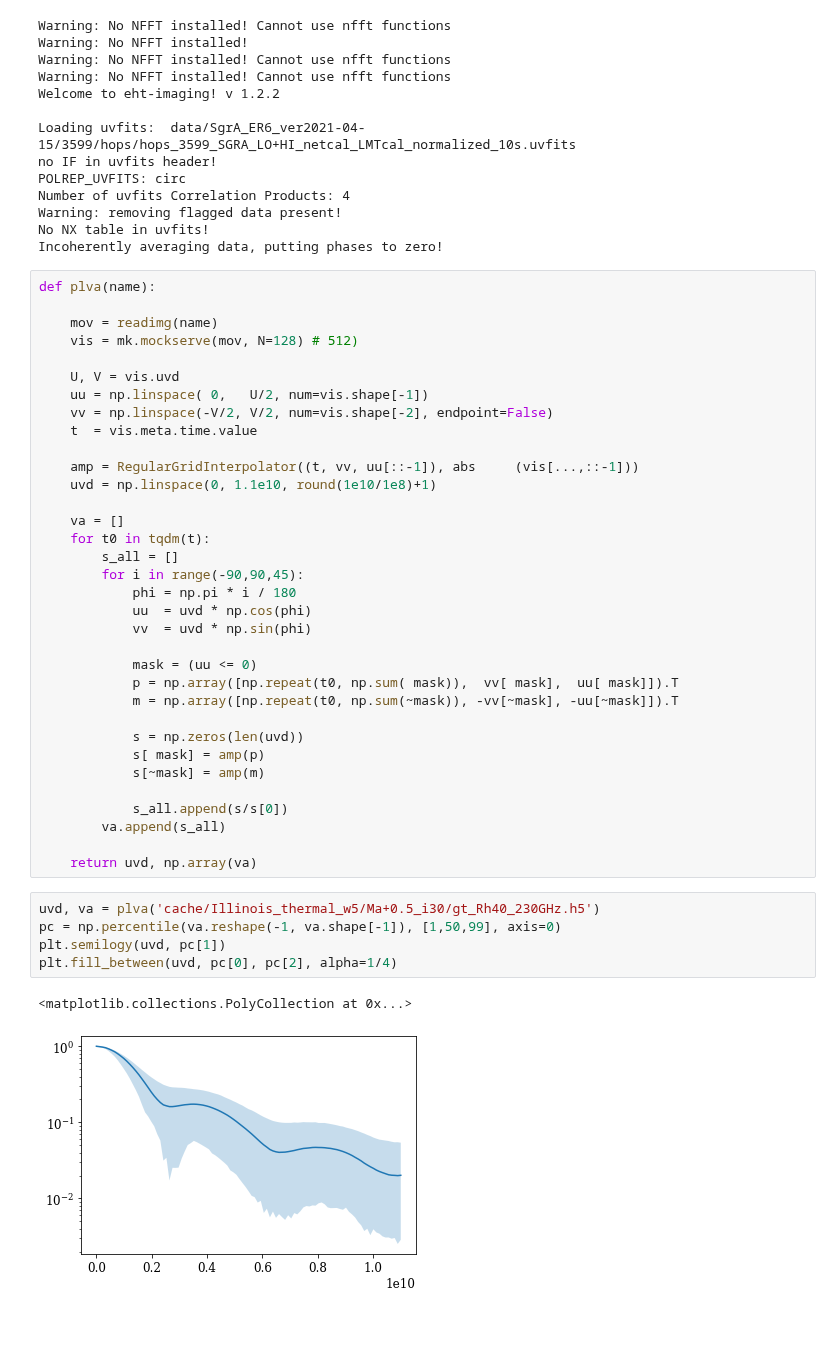
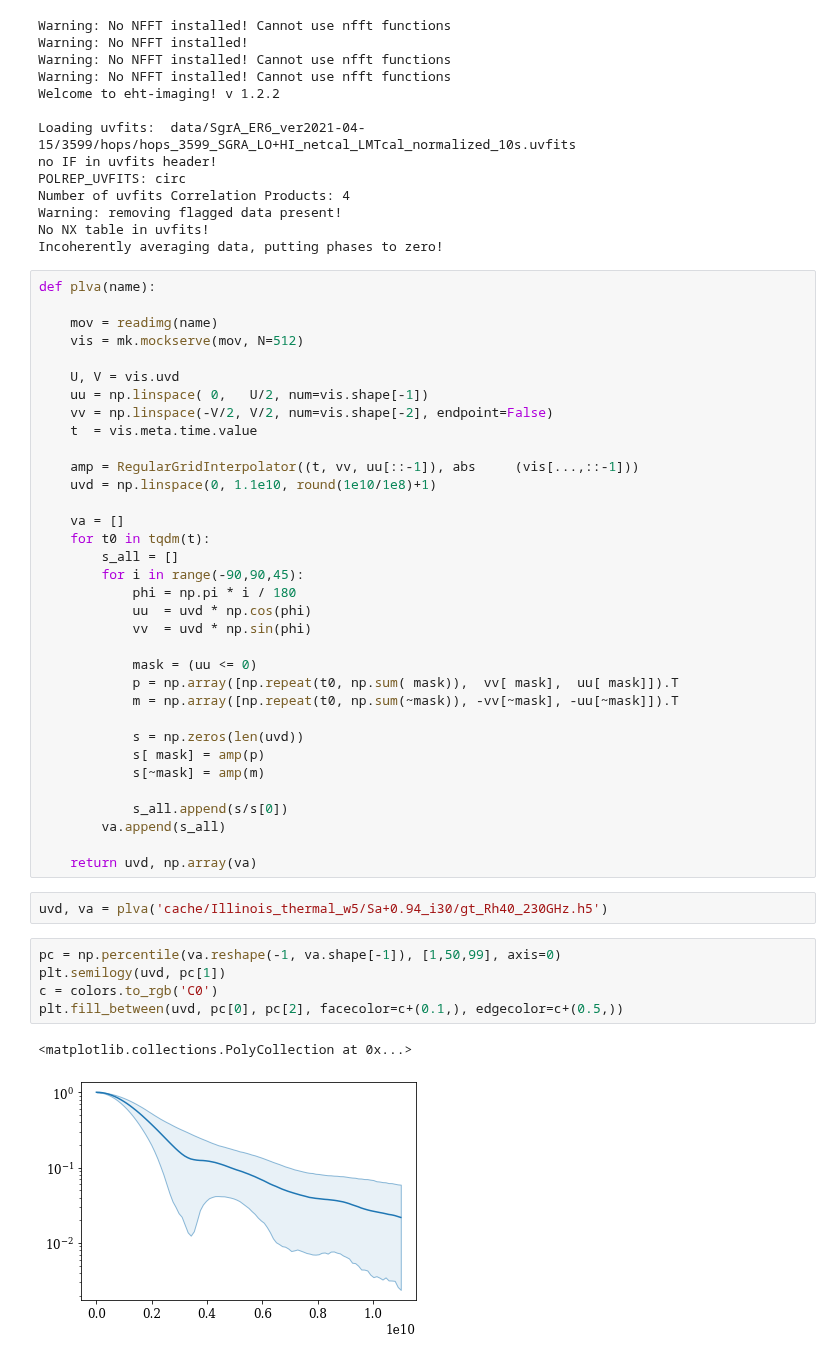
Before and after one commit to eventhorizontelescope/2017_sgra_paper5, a Jupyter notebook: output_bestbet_va_sed.ipynb, the cells around one changed output. Drawn from its saved outputs; the diff is of its cells as text; blank space fills up the shorter version.

```diff
--- a/output_bestbet_va_sed.ipynb
+++ b/output_bestbet_va_sed.ipynb
@@ -83,7 +87,7 @@ Incoherently averaging data, putting phases to zero!
 def plva(name):
 
     mov = readimg(name)
-    vis = mk.mockserve(mov, N=128) # 512)
+    vis = mk.mockserve(mov, N=512)
 
     U, V = vis.uvd
     uu = np.linspace( 0,   U/2, num=vis.shape[-1])
@@ -114,12 +118,14 @@ def plva(name):
 
     return uvd, np.array(va)
 # %%
-uvd, va = plva('cache/Illinois_thermal_w5/Ma+0.5_i30/gt_Rh40_230GHz.h5')
-pc = np.percentile(va.reshape(-1, va.shape[-1]), [1,50,99], axis=0)
-plt.semilogy(uvd, pc[1])
-plt.fill_between(uvd, pc[0], pc[2], alpha=1/4)
+uvd, va = plva('cache/Illinois_thermal_w5/Sa+0.94_i30/gt_Rh40_230GHz.h5')
-# %% [output]
-<matplotlib.collections.PolyCollection at 0x...>
-[figure, removed]
+# %%
+pc = np.percentile(va.reshape(-1, va.shape[-1]), [1,50,99], axis=0)
+plt.semilogy(uvd, pc[1])
+c = colors.to_rgb('C0')
+plt.fill_between(uvd, pc[0], pc[2], facecolor=c+(0.1,), edgecolor=c+(0.5,))
+# %% [output]
+<matplotlib.collections.PolyCollection at 0x...>
+[figure, added]
 # %%
 uvd, vaA = plva('cache/Illinois_thermal_w5/Ma+0.5_i30/gt_Rh40_230GHz.h5')
```
Also changed, not shown: parts of 4 cells of this notebook.
